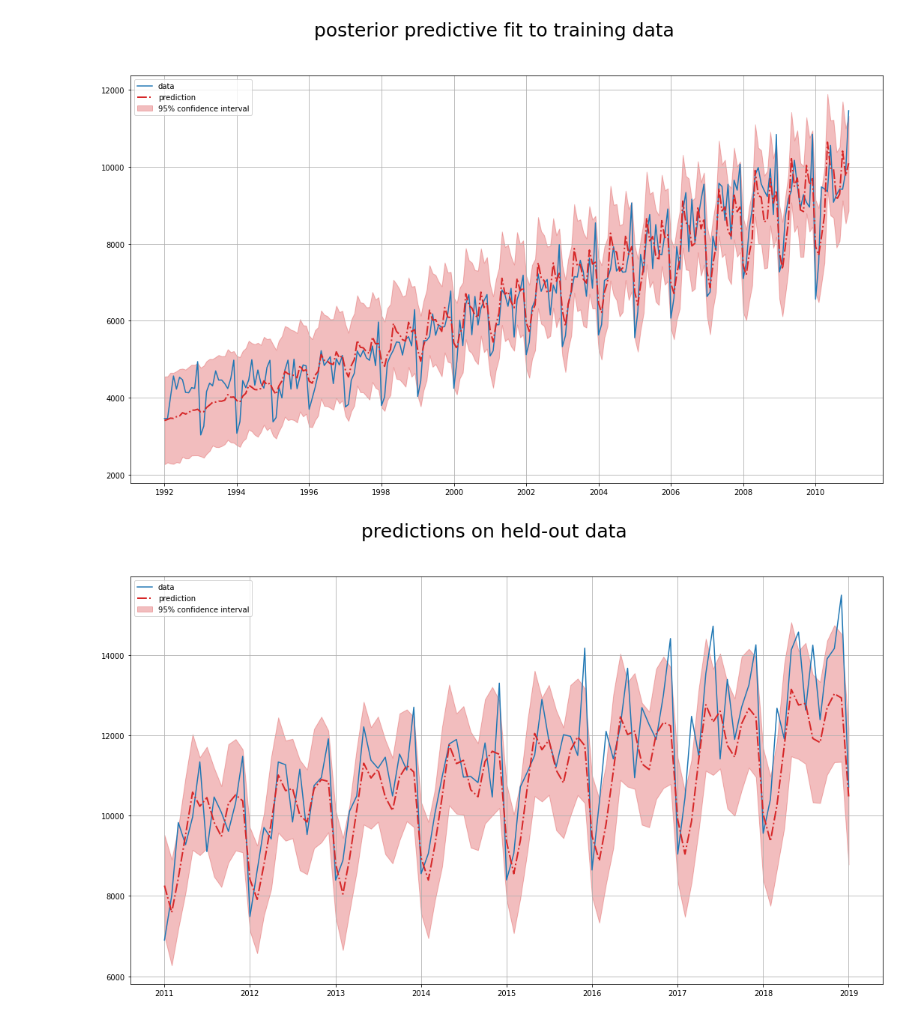
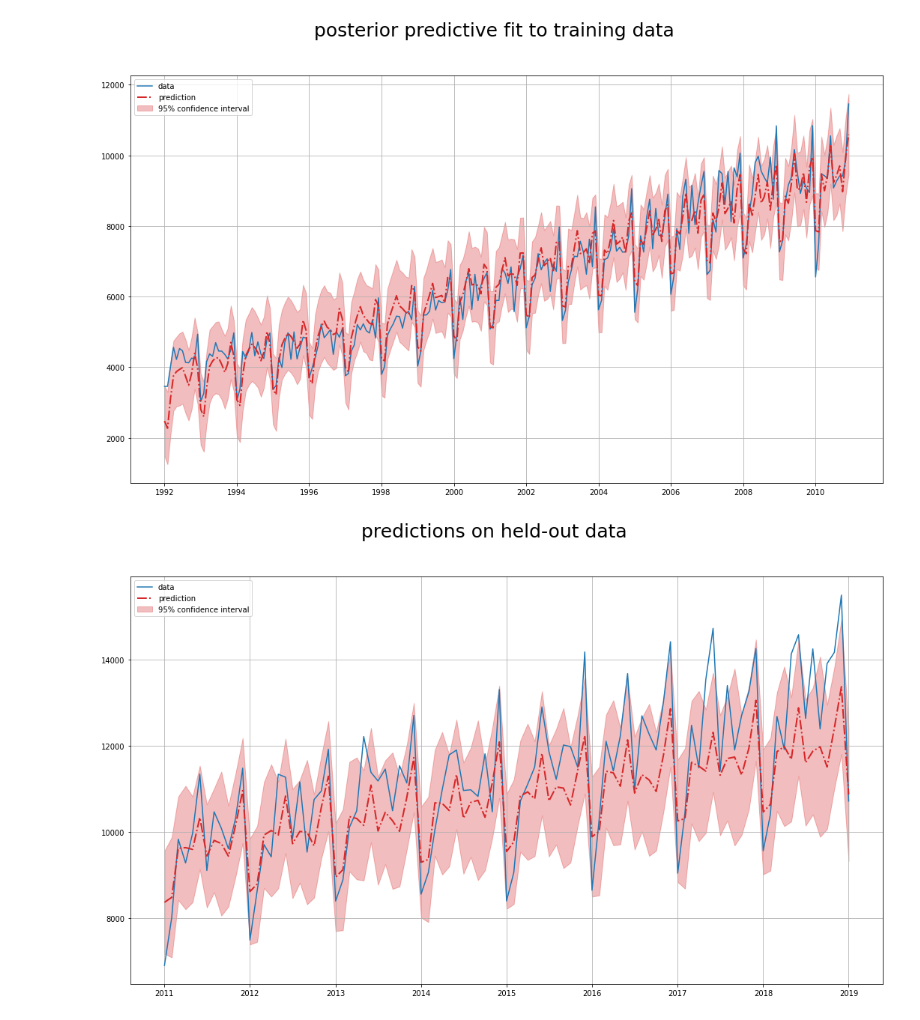
Before and after one commit to PyCipio/PyCipio, a Jupyter notebook: code/run_ex2.ipynb, the cells around one changed output. Drawn from its saved outputs; the diff is of its cells as text; code cells hidden in the pictures.

Commit message:
added plots and plotting method

```diff
--- a/code/run_ex2.ipynb
+++ b/code/run_ex2.ipynb
@@ -50,0 +26,13 @@ posterior predictive variable y_pred's shape not compatible with number of chain
+# %%
+d = d[d["DATE"] >= pd.to_datetime("1995-01-01")]
+# %%
+##### create class ######
+sim = pc.PyCipio(d, time = "DATE", values = "S4248SM144NCEN", split = 0.7)
+
+##### fit mod: both just 1 #####
+## NB: if there is only one argument to mode which does something (multiplicative).
+## perhaps we should just set it as a true/false?
+sim.fit(p1 = (12, 3), p2 = (12, 6), p1_mode = "additive", p2_mode = "multiplicative")
+
+##### sample #####
+sim.sample_mod()
@@ -66,5 +68,5 @@ sim.get_errors()
 
 ### plot residuals ###
 sim.plot_residuals()
-sim.save_idata("../models/m_ex2_4-2M_12-2M_20")
+sim.save_idata("../models/m_ex2_12-3A_12-6M_20_full")
 # %% [output]
@@ -73,2 +75,2 @@ sim.save_idata("../models/m_ex2_4-2M_12-2M_20")
-[figure, old version]
+[figure, new version]
-[figure, old version]
+[figure, new version]
```
Also changed, not shown: parts of 3 cells of this notebook, 17 other files.
